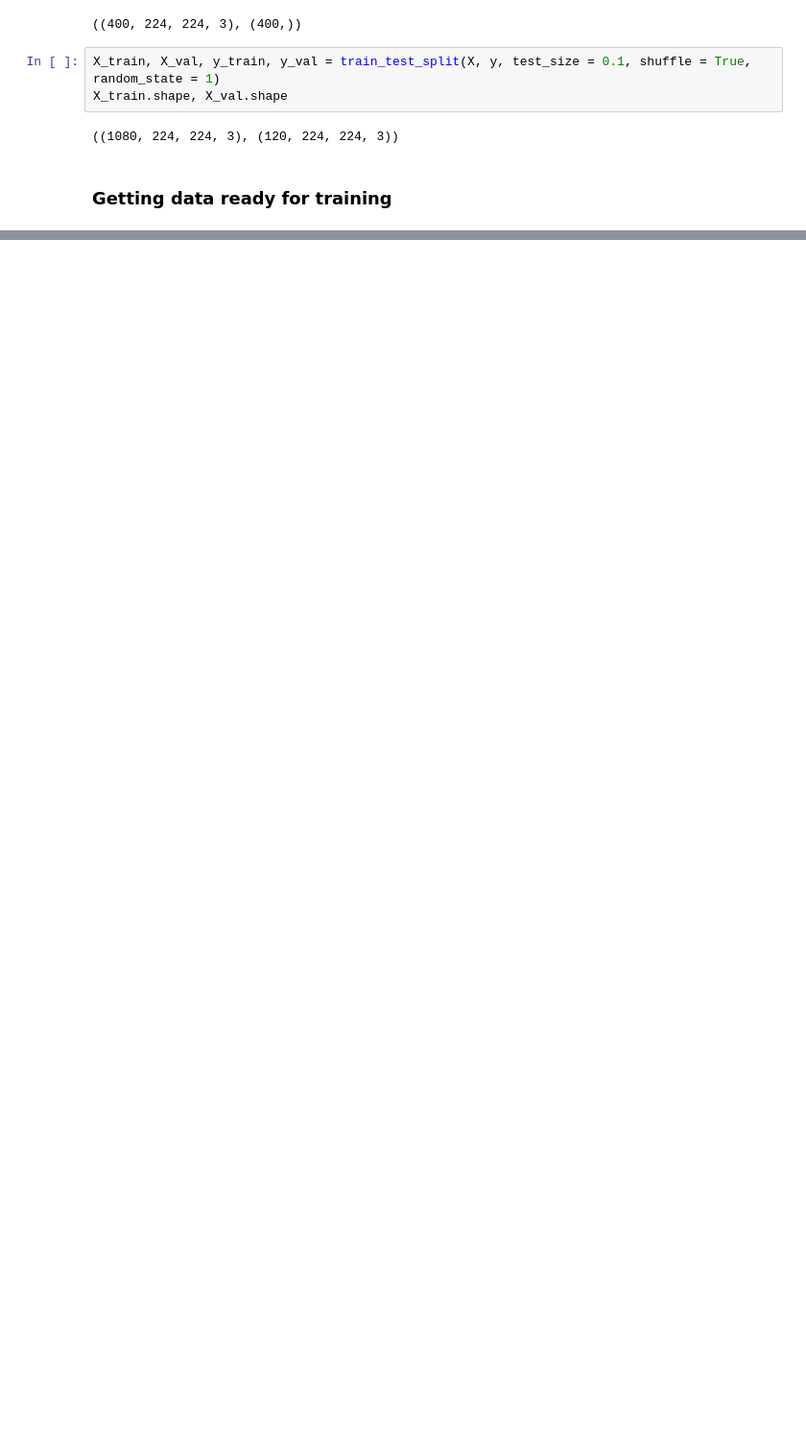
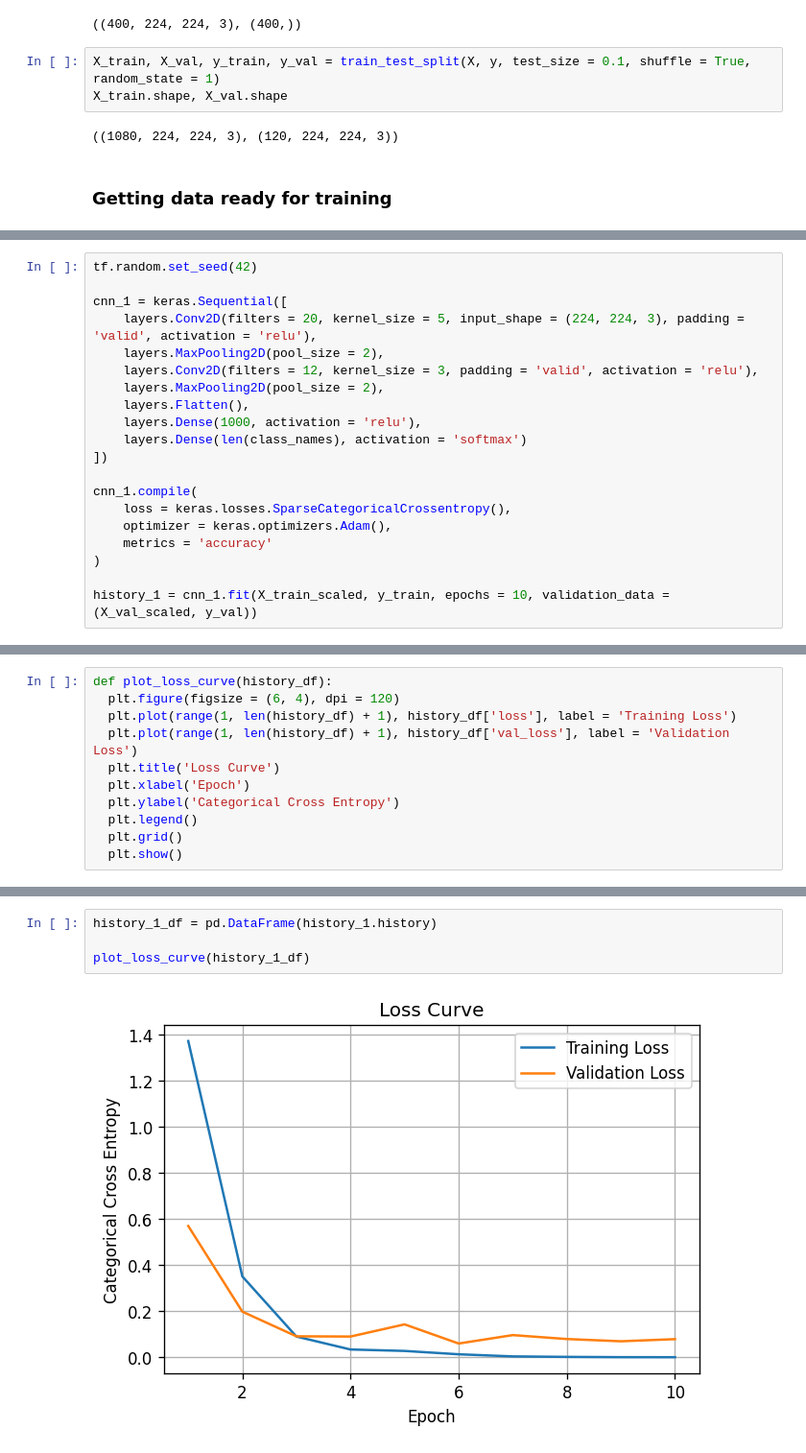
Before and after one commit to MostafaJahanian/DL_Projects, a Jupyter notebook: Coffee_Beans_Classification.ipynb, the cells around one changed output, grey strips where cells are left out. Shown at 96% size. Saved outputs shown, nothing was run; the diff lists cells and outputs as text; blank space fills up the shorter version.

```diff
--- a/Coffee_Beans_Classification.ipynb
+++ b/Coffee_Beans_Classification.ipynb
@@ -113,0 +164,20 @@ X_train.shape, X_val.shape
+# %%
+tf.random.set_seed(42)
+
+cnn_1 = keras.Sequential([
+    layers.Conv2D(filters = 20, kernel_size = 5, input_shape = (224, 224, 3), padding = 'valid', activation = 'relu'),
+    layers.MaxPooling2D(pool_size = 2),
+    layers.Conv2D(filters = 12, kernel_size = 3, padding = 'valid', activation = 'relu'),
+    layers.MaxPooling2D(pool_size = 2),
+    layers.Flatten(),
+    layers.Dense(1000, activation = 'relu'),
+    layers.Dense(len(class_names), activation = 'softmax')
+])
+
+cnn_1.compile(
+    loss = keras.losses.SparseCategoricalCrossentropy(),
+    optimizer = keras.optimizers.Adam(),
+    metrics = 'accuracy'
+)
+
+history_1 = cnn_1.fit(X_train_scaled, y_train, epochs = 10, validation_data = (X_val_scaled, y_val))
@@ -113,0 +210,11 @@ X_train.shape, X_val.shape
+# %%
+def plot_loss_curve(history_df):
+  plt.figure(figsize = (6, 4), dpi = 120)
+  plt.plot(range(1, len(history_df) + 1), history_df['loss'], label = 'Training Loss')
+  plt.plot(range(1, len(history_df) + 1), history_df['val_loss'], label = 'Validation Loss')
+  plt.title('Loss Curve')
+  plt.xlabel('Epoch')
+  plt.ylabel('Categorical Cross Entropy')
+  plt.legend()
+  plt.grid()
+  plt.show()
@@ -113,0 +232,6 @@ X_train.shape, X_val.shape
+# %%
+history_1_df = pd.DataFrame(history_1.history)
+
+plot_loss_curve(history_1_df)
+# %% [output]
+[figure, added]
```
Also changed, not shown: parts of 32 cells of this notebook.
